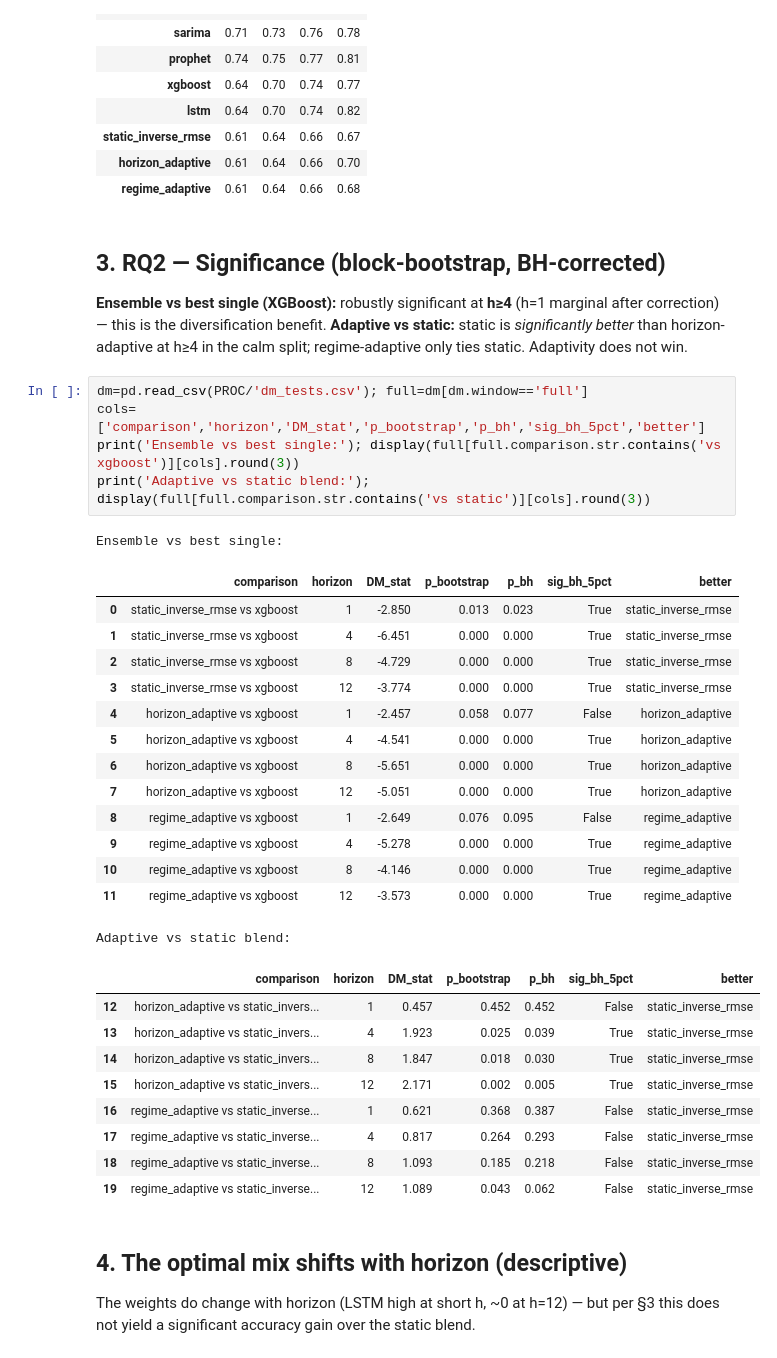
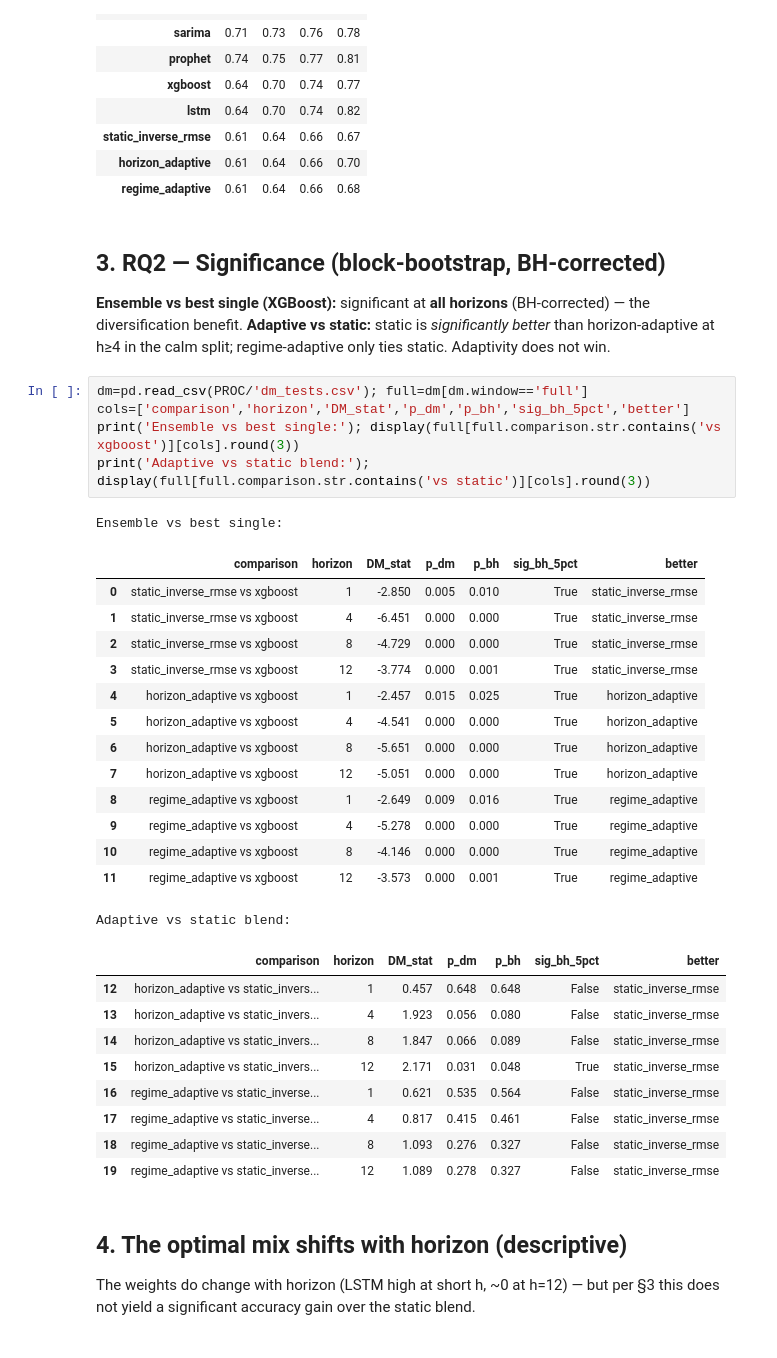
Before and after one commit to felicia-sw/chicago-crime-forecasting, a Jupyter notebook: notebooks/results.ipynb, the cells around one changed output. Cells and saved outputs as stored; diff of their text form.

```diff
--- a/notebooks/results.ipynb
+++ b/notebooks/results.ipynb
@@ -56,37 +56,37 @@ MASE (test 2023+):
 | regime_adaptive | 0.61 | 0.64 | 0.66 | 0.68 |
 # %% [markdown]
 ## 3. RQ2 — Significance (block-bootstrap, BH-corrected)
-**Ensemble vs best single (XGBoost):** robustly significant at **h≥4** (h=1 marginal after correction) — this is the diversification benefit. **Adaptive vs static:** static is *significantly better* than horizon-adaptive at h≥4 in the calm split; regime-adaptive only ties static. Adaptivity does not win.
+**Ensemble vs best single (XGBoost):** significant at **all horizons** (BH-corrected) — the diversification benefit. **Adaptive vs static:** static is *significantly better* than horizon-adaptive at h≥4 in the calm split; regime-adaptive only ties static. Adaptivity does not win.
 # %%
 dm=pd.read_csv(PROC/'dm_tests.csv'); full=dm[dm.window=='full']
-cols=['comparison','horizon','DM_stat','p_bootstrap','p_bh','sig_bh_5pct','better']
+cols=['comparison','horizon','DM_stat','p_dm','p_bh','sig_bh_5pct','better']
 print('Ensemble vs best single:'); display(full[full.comparison.str.contains('vs xgboost')][cols].round(3))
 print('Adaptive vs static blend:'); display(full[full.comparison.str.contains('vs static')][cols].round(3))
 # %% [output]
 Ensemble vs best single:
-|  | comparison | horizon | DM_stat | p_bootstrap | p_bh | sig_bh_5pct | better |
-| 0 | static_inverse_rmse vs xgboost | 1 | -2.850 | 0.013 | 0.023 | True | static_inverse_rmse |
+|  | comparison | horizon | DM_stat | p_dm | p_bh | sig_bh_5pct | better |
+| 0 | static_inverse_rmse vs xgboost | 1 | -2.850 | 0.005 | 0.010 | True | static_inverse_rmse |
 | 1 | static_inverse_rmse vs xgboost | 4 | -6.451 | 0.000 | 0.000 | True | static_inverse_rmse |
 | 2 | static_inverse_rmse vs xgboost | 8 | -4.729 | 0.000 | 0.000 | True | static_inverse_rmse |
-| 3 | static_inverse_rmse vs xgboost | 12 | -3.774 | 0.000 | 0.000 | True | static_inverse_rmse |
-| 4 | horizon_adaptive vs xgboost | 1 | -2.457 | 0.058 | 0.077 | False | horizon_adaptive |
+| 3 | static_inverse_rmse vs xgboost | 12 | -3.774 | 0.000 | 0.001 | True | static_inverse_rmse |
+| 4 | horizon_adaptive vs xgboost | 1 | -2.457 | 0.015 | 0.025 | True | horizon_adaptive |
 | 5 | horizon_adaptive vs xgboost | 4 | -4.541 | 0.000 | 0.000 | True | horizon_adaptive |
 | 6 | horizon_adaptive vs xgboost | 8 | -5.651 | 0.000 | 0.000 | True | horizon_adaptive |
 | 7 | horizon_adaptive vs xgboost | 12 | -5.051 | 0.000 | 0.000 | True | horizon_adaptive |
-| 8 | regime_adaptive vs xgboost | 1 | -2.649 | 0.076 | 0.095 | False | regime_adaptive |
+| 8 | regime_adaptive vs xgboost | 1 | -2.649 | 0.009 | 0.016 | True | regime_adaptive |
 | 9 | regime_adaptive vs xgboost | 4 | -5.278 | 0.000 | 0.000 | True | regime_adaptive |
 | 10 | regime_adaptive vs xgboost | 8 | -4.146 | 0.000 | 0.000 | True | regime_adaptive |
-| 11 | regime_adaptive vs xgboost | 12 | -3.573 | 0.000 | 0.000 | True | regime_adaptive |
+| 11 | regime_adaptive vs xgboost | 12 | -3.573 | 0.000 | 0.001 | True | regime_adaptive |
 Adaptive vs static blend:
-|  | comparison | horizon | DM_stat | p_bootstrap | p_bh | sig_bh_5pct | better |
-| 12 | horizon_adaptive vs static_invers... | 1 | 0.457 | 0.452 | 0.452 | False | static_inverse_rmse |
-| 13 | horizon_adaptive vs static_invers... | 4 | 1.923 | 0.025 | 0.039 | True | static_inverse_rmse |
-| 14 | horizon_adaptive vs static_invers... | 8 | 1.847 | 0.018 | 0.030 | True | static_inverse_rmse |
-| 15 | horizon_adaptive vs static_invers... | 12 | 2.171 | 0.002 | 0.005 | True | static_inverse_rmse |
-| 16 | regime_adaptive vs static_inverse... | 1 | 0.621 | 0.368 | 0.387 | False | static_inverse_rmse |
-| 17 | regime_adaptive vs static_inverse... | 4 | 0.817 | 0.264 | 0.293 | False | static_inverse_rmse |
-| 18 | regime_adaptive vs static_inverse... | 8 | 1.093 | 0.185 | 0.218 | False | static_inverse_rmse |
-| 19 | regime_adaptive vs static_inverse... | 12 | 1.089 | 0.043 | 0.062 | False | static_inverse_rmse |
+|  | comparison | horizon | DM_stat | p_dm | p_bh | sig_bh_5pct | better |
+| 12 | horizon_adaptive vs static_invers... | 1 | 0.457 | 0.648 | 0.648 | False | static_inverse_rmse |
+| 13 | horizon_adaptive vs static_invers... | 4 | 1.923 | 0.056 | 0.080 | False | static_inverse_rmse |
+| 14 | horizon_adaptive vs static_invers... | 8 | 1.847 | 0.066 | 0.089 | False | static_inverse_rmse |
+| 15 | horizon_adaptive vs static_invers... | 12 | 2.171 | 0.031 | 0.048 | True | static_inverse_rmse |
+| 16 | regime_adaptive vs static_inverse... | 1 | 0.621 | 0.535 | 0.564 | False | static_inverse_rmse |
+| 17 | regime_adaptive vs static_inverse... | 4 | 0.817 | 0.415 | 0.461 | False | static_inverse_rmse |
+| 18 | regime_adaptive vs static_inverse... | 8 | 1.093 | 0.276 | 0.327 | False | static_inverse_rmse |
+| 19 | regime_adaptive vs static_inverse... | 12 | 1.089 | 0.278 | 0.327 | False | static_inverse_rmse |
 # %% [markdown]
 ## 4. The optimal mix shifts with horizon (descriptive)
 The weights do change with horizon (LSTM high at short h, ~0 at h=12) — but per §3 this does not yield a significant accuracy gain over the static blend.
```
Also changed, not shown: parts of 4 cells of this notebook, 3 other files.
